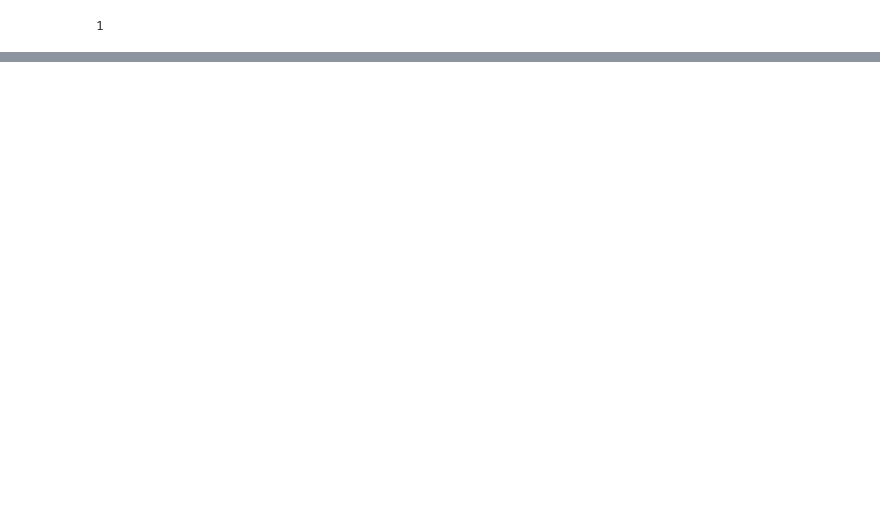
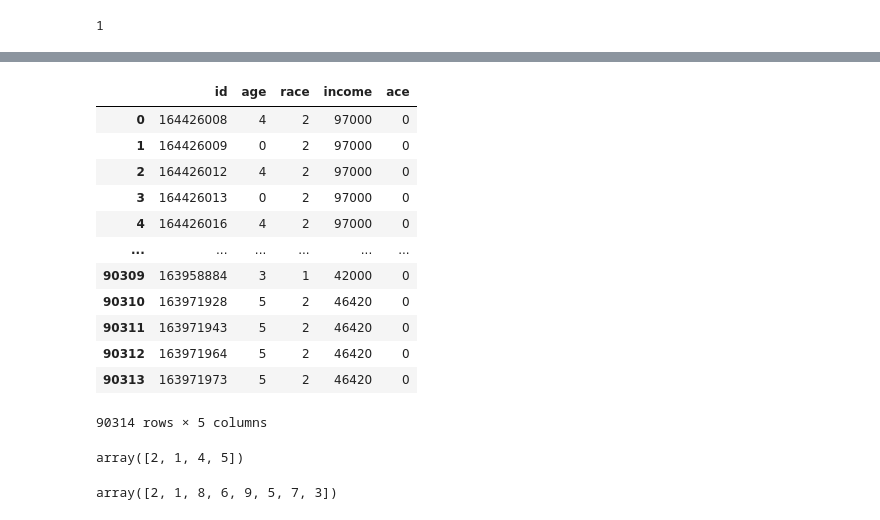
Before and after one commit to Paeans/ace.simulator, a Jupyter notebook: ace_model/brfss_ace_1/parse_spew.ipynb, the cells around one changed output, grey strips where cells are left out. Drawn from its saved outputs; the diff is of its cells as text; code cells hidden in the pictures; blank space fills up the shorter version.

Commit message:
add functions to test simulation output

```diff
--- a/ace_model/brfss_ace_1/parse_spew.ipynb
+++ b/ace_model/brfss_ace_1/parse_spew.ipynb
@@ -431,0 +397,3 @@ cdn_data
+# %%
+test = res[-1]
+test['race'].map(cat_race)
@@ -431,0 +413,24 @@ cdn_data
+# %%
+test
+# %% [output]
+|  | id | age | race | income | ace |
+| 0 | 164426008 | 4 | 2 | 97000 | 0 |
+| 1 | 164426009 | 0 | 2 | 97000 | 0 |
+| 2 | 164426012 | 4 | 2 | 97000 | 0 |
+| 3 | 164426013 | 0 | 2 | 97000 | 0 |
+| 4 | 164426016 | 4 | 2 | 97000 | 0 |
+| ... | ... | ... | ... | ... | ... |
+| 90309 | 163958884 | 3 | 1 | 42000 | 0 |
+| 90310 | 163971928 | 5 | 2 | 46420 | 0 |
+| 90311 | 163971943 | 5 | 2 | 46420 | 0 |
+| 90312 | 163971964 | 5 | 2 | 46420 | 0 |
+| 90313 | 163971973 | 5 | 2 | 46420 | 0 |
+90314 rows × 5 columns
+# %%
+test['race'].map(cat_race).unique()
+# %% [output]
+array([2, 1, 4, 5])
+# %%
+test['race'].unique()
+# %% [output]
+array([2, 1, 8, 6, 9, 5, 7, 3])
```
Also changed, not shown: parts of 28 cells of this notebook.
